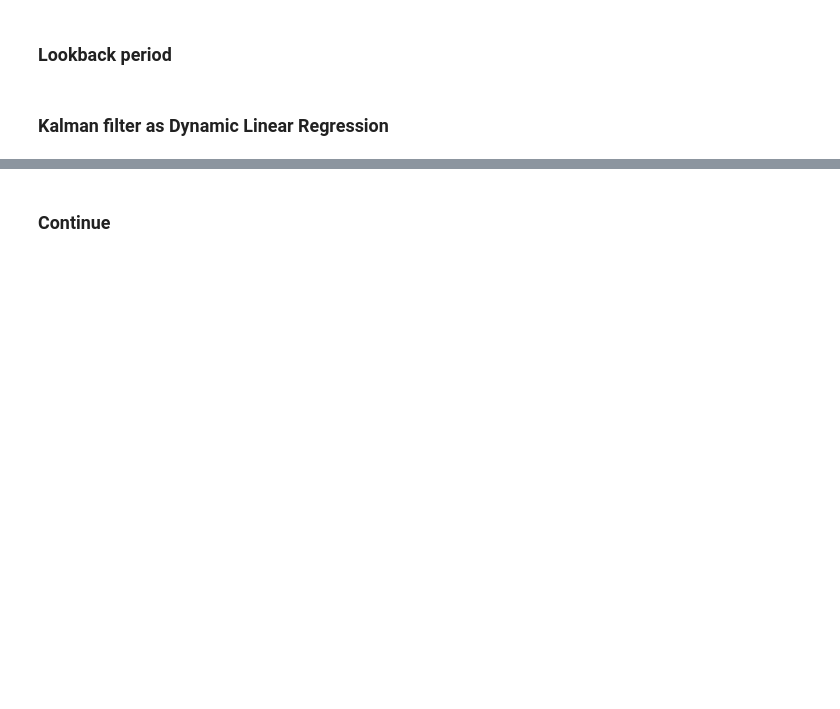
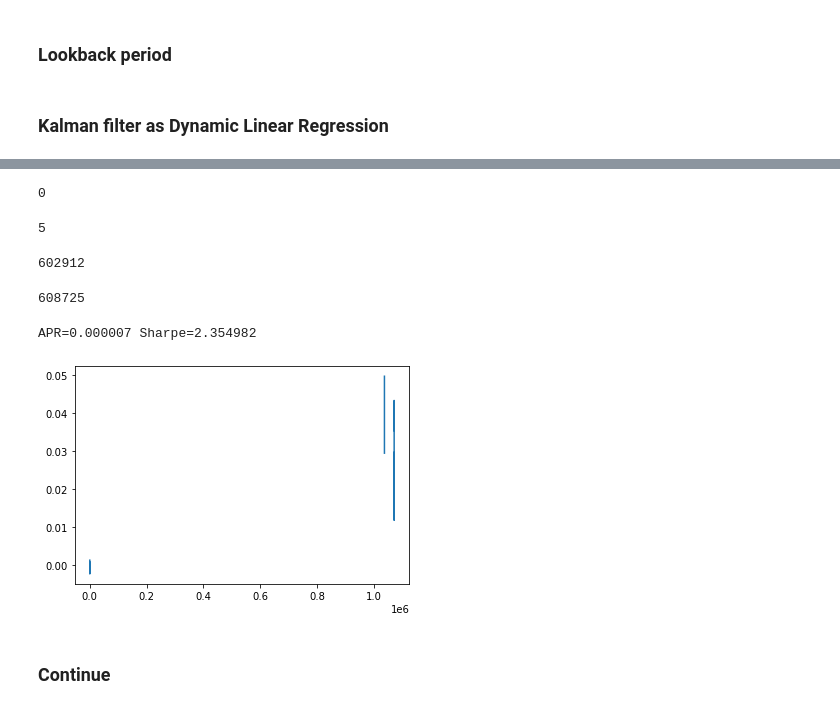
Before and after one commit to sunnymnie/bitcoin-printer, a Jupyter notebook: 3-labelling/2-kalman-filter-tate.ipynb, the cells around one changed output, grey strips where cells are left out. Drawn from its saved outputs; the diff is of its cells as text; code cells hidden in the pictures; blank space fills up the shorter version.

```diff
--- a/3-labelling/2-kalman-filter-tate.ipynb
+++ b/3-labelling/2-kalman-filter-tate.ipynb
@@ -201,3 +203,56 @@ array([-0.01580547, -0.01570169, -0.01534257, ...,  0.103276  ,
+# %%
+longsEntry = e < -np.sqrt(Q)
+longsExit = e > 0
+
+shortsEntry = e > np.sqrt(Q)
+shortsExit = e < 0
+
+numUnitsLong = np.zeros(longsEntry.shape)
+numUnitsLong[:] = np.nan
+
+numUnitsShort = np.zeros(shortsEntry.shape)
+numUnitsShort[:] = np.nan
+
+numUnitsLong[0] = 0
+numUnitsLong[longsEntry] = 1
+numUnitsLong[longsExit] = 0
+numUnitsLong = pd.DataFrame(numUnitsLong)
+numUnitsLong.fillna(method='ffill', inplace=True)
+
+numUnitsShort[0] = 0
+numUnitsShort[shortsEntry] = -1
+numUnitsShort[shortsExit] = 0
+numUnitsShort = pd.DataFrame(numUnitsShort)
+numUnitsShort.fillna(method='ffill', inplace=True)
+
+numUnits = numUnitsLong + numUnitsShort
+positions = pd.DataFrame(np.tile(numUnits.values, [1, 2]) * ts.add_constant(-beta[0, :].T)[:, [1,
+                                                                                               0]] * df.values)  # [hedgeRatio -ones(size(hedgeRatio))] is the shares allocation, [hedgeRatio -ones(size(hedgeRatio))].*y2 is the dollar capital allocation, while positions is the dollar capital in each ETF
+# %%
+longsEntry.sum()
+# %% [output]
+0
+# %%
+shortsEntry.sum()
+# %% [output]
+5
+# %%
+shortsExit.sum()
+# %% [output]
+602912
+# %%
+longsExit.sum()
+# %% [output]
+608725
+# %%
+pnl = np.sum((positions.shift().values) * (df.pct_change().values), axis=1)  # daily P&L of the strategy
+ret = pnl / np.sum(np.abs(positions.shift()), axis=1)
+(np.cumprod(1 + ret) - 1).plot()
+print('APR=%f Sharpe=%f' % (np.prod(1 + ret) ** (252 / len(ret)) - 1, np.sqrt(252) * np.mean(ret) / np.std(ret)))
+# APR=0.313225 Sharpe=3.464060
+# %% [output]
+APR=0.000007 Sharpe=2.354982
+[figure, added]
 # %% [markdown]
 ### Continue
 # %%
```
Also changed, not shown: parts of 38 cells of this notebook, 2 other files.
